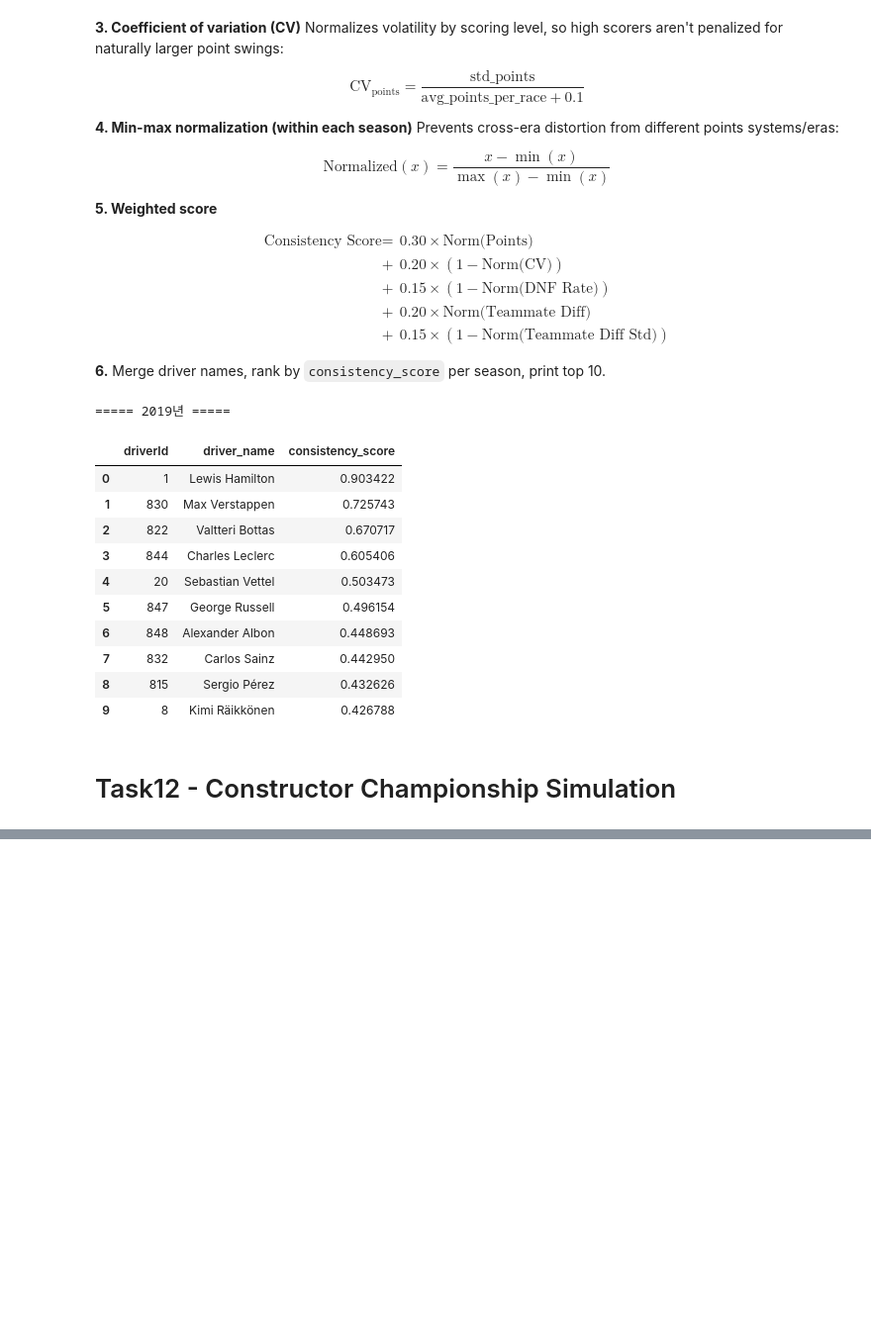
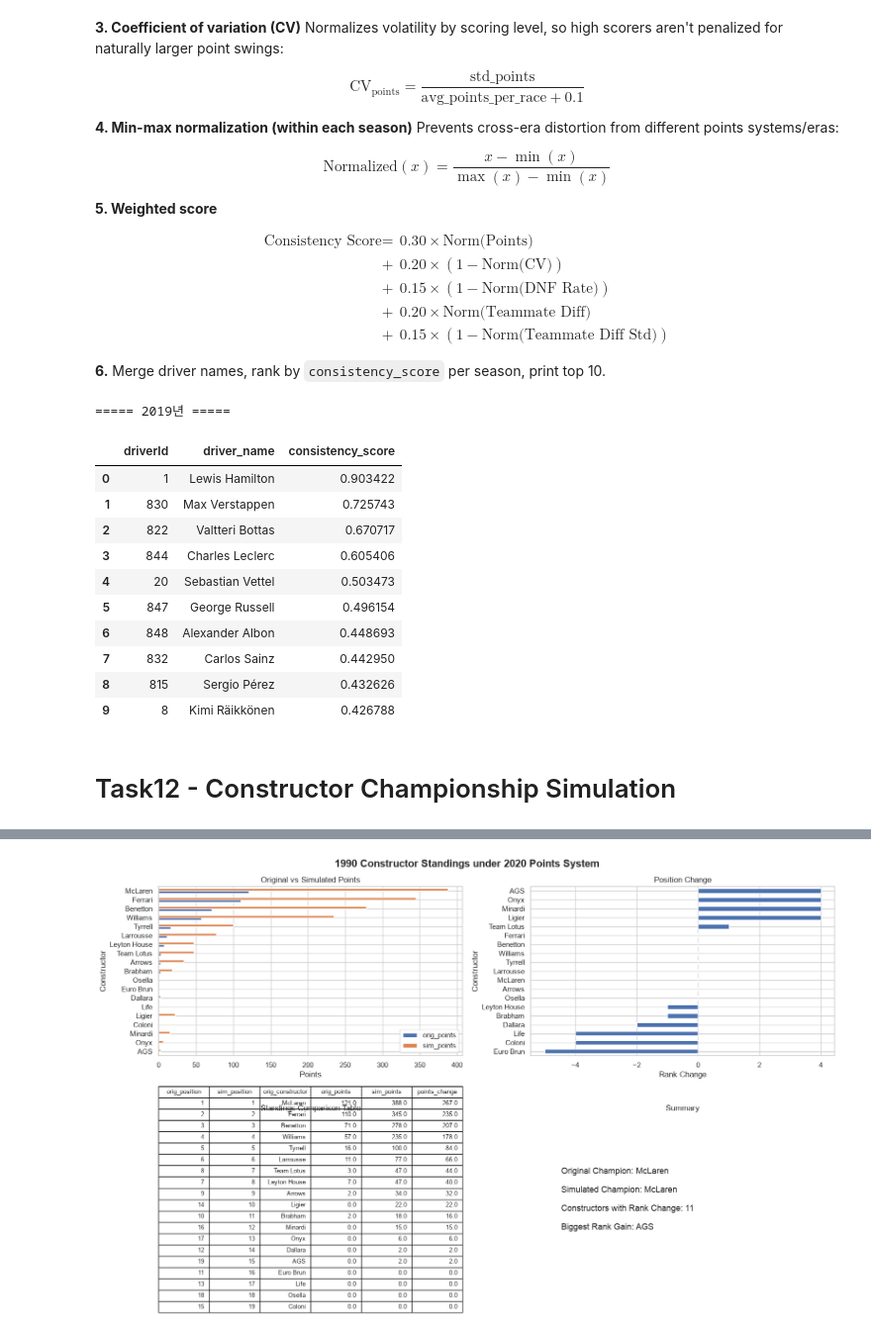
Before and after one commit to geunchankim-glitch/data-practice, a Jupyter notebook: jaeeun/task.ipynb, the cells around one changed output, grey strips where cells are left out. Shown at 99% size. Saved outputs shown, nothing was run; the diff lists cells and outputs as text; code cells hidden in the pictures; blank space fills up the shorter version.

Commit message:
Task 13 - fix dashboard error

```diff
--- a/jaeeun/task.ipynb
+++ b/jaeeun/task.ipynb
@@ -735,0 +774,96 @@ KeyError: 'positionOrder'
+# %%
+comparison = original_1990.merge(
+    simulated_1990,
+    left_on='orig_constructor',
+    right_on='sim_constructor',
+    how='inner'
+)
+
+comparison['position_change'] = comparison['orig_position'] - comparison['sim_position']
+comparison['points_change'] = comparison['sim_points'] - comparison['orig_points']
+
+dashboard = comparison.copy()
+
+fig, axes = plt.subplots(2, 2, figsize=(16, 10))
+
+fig.suptitle(
+    '1990 Constructor Standings under 2020 Points System',
+    fontsize=16,
+    fontweight='bold'
+)
+
+# 1. Original vs Simulated Points
+dashboard.sort_values('orig_points').plot(
+    x='orig_constructor',
+    y=['orig_points', 'sim_points'],
+    kind='barh',
+    ax=axes[0, 0]
+)
+
+axes[0, 0].set_title('Original vs Simulated Points')
+axes[0, 0].set_xlabel('Points')
+axes[0, 0].set_ylabel('Constructor')
+
+# 2. Position Change
+dashboard.sort_values('position_change').plot(
+    x='orig_constructor',
+    y='position_change',
+    kind='barh',
+    ax=axes[0, 1],
+    legend=False
+)
+
+axes[0, 1].set_title('Position Change')
+axes[0, 1].set_xlabel('Rank Change')
+axes[0, 1].set_ylabel('Constructor')
+
+# 3. Ranking Table
+axes[1, 0].axis('off')
+
+table_data = dashboard[
+    ['orig_position', 'sim_position', 'orig_constructor', 'orig_points', 'sim_points', 'points_change']
+].sort_values('sim_position')
+
+table = axes[1, 0].table(
+    cellText=table_data.values,
+    colLabels=table_data.columns,
+    loc='center'
+)
+
+table.auto_set_font_size(False)
+table.set_fontsize(9)
+table.scale(1, 1.4)
+
+axes[1, 0].set_title('Standings Comparison Table')
+
+# 4. Summary Text
+axes[1, 1].axis('off')
+
+top_original = dashboard.sort_values('orig_position').iloc[0]['orig_constructor']
+top_simulated = dashboard.sort_values('sim_position').iloc[0]['orig_constructor']
+changed_count = (dashboard['position_change'] != 0).sum()
+biggest_gain = dashboard.sort_values('position_change', ascending=False).iloc[0]['orig_constructor']
+
+summary_text = f"""
+Original Champion: {top_original}
+
+Simulated Champion: {top_simulated}
+
+Constructors with Rank Change: {changed_count}
+
+Biggest Rank Gain: {biggest_gain}
+"""
+
+axes[1, 1].text(
+    0.1, 0.5,
+    summary_text,
+    fontsize=13,
+    verticalalignment='center'
+)
+
+axes[1, 1].set_title('Summary')
+
+plt.tight_layout()
+plt.show()
+# %% [output]
+[figure, added]
```
Also changed, not shown: parts of 3 cells of this notebook.
